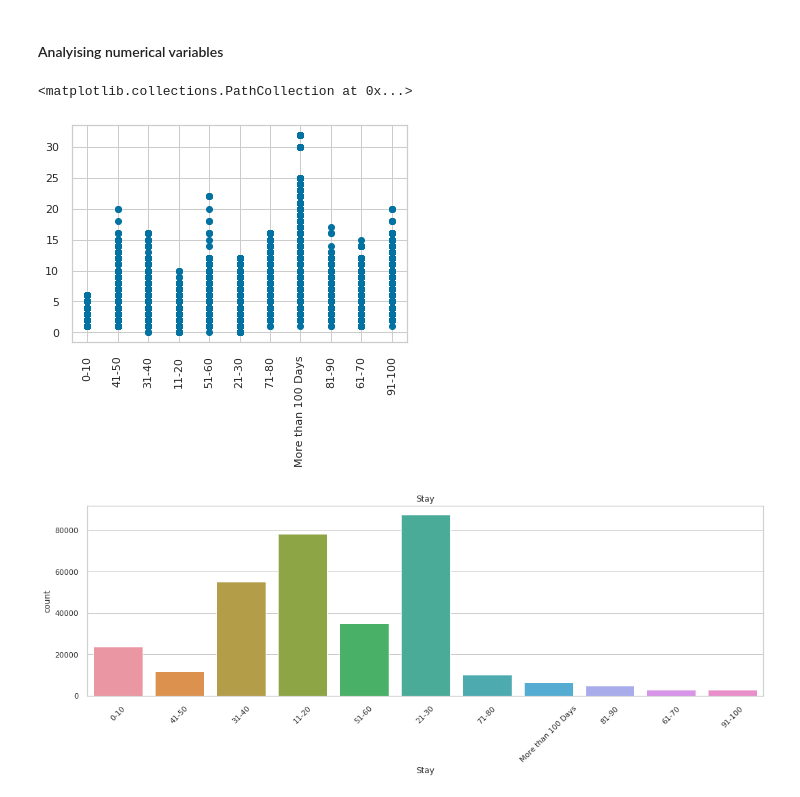
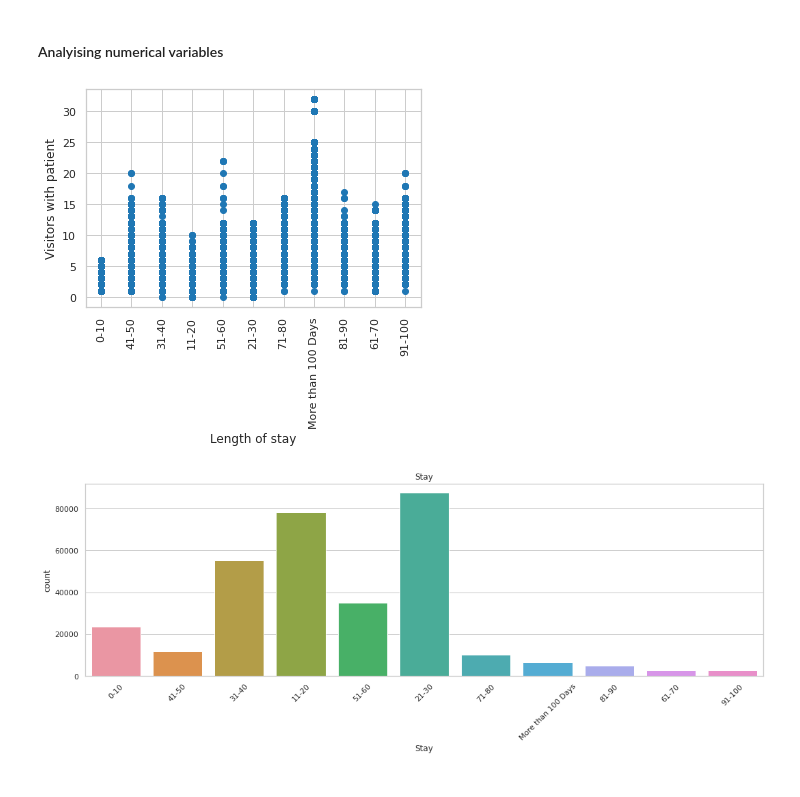
Before and after one commit to Roger-Montane/APC-CasKaggle-Healthcare-analytics, a Jupyter notebook: notebooks/Health_analytics.ipynb, the cells around one changed output. Drawn from its saved outputs; the diff is of its cells as text; code cells hidden in the pictures.

```diff
--- a/notebooks/Health_analytics.ipynb
+++ b/notebooks/Health_analytics.ipynb
@@ -240,10 +268,12 @@ Numerical columns:
 #### Analyising numerical variables
 # %%
 plt.xticks(rotation=90)
+plt.xlabel('Length of stay')
+plt.ylabel('Visitors with patient')
 plt.scatter(train['Stay'], train['Visitors with Patient'])
+plt.show()
 # %% [output]
-<matplotlib.collections.PathCollection at 0x...>
-[figure, old version]
+[figure, new version]
 # %%
 figure(figsize=(15,5))
 sns.countplot('Stay',data=train)
```
Also changed, not shown: parts of 102 cells of this notebook, 7 other files.
